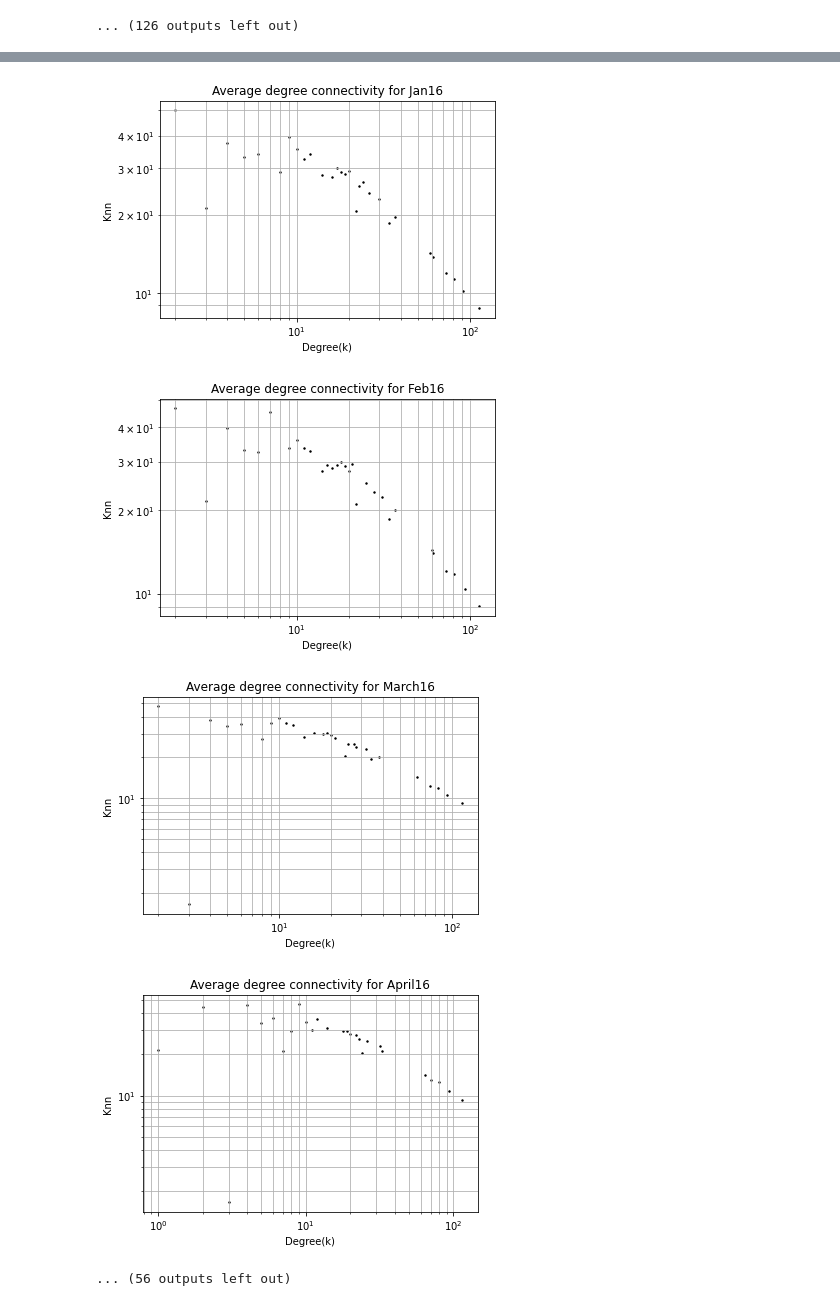
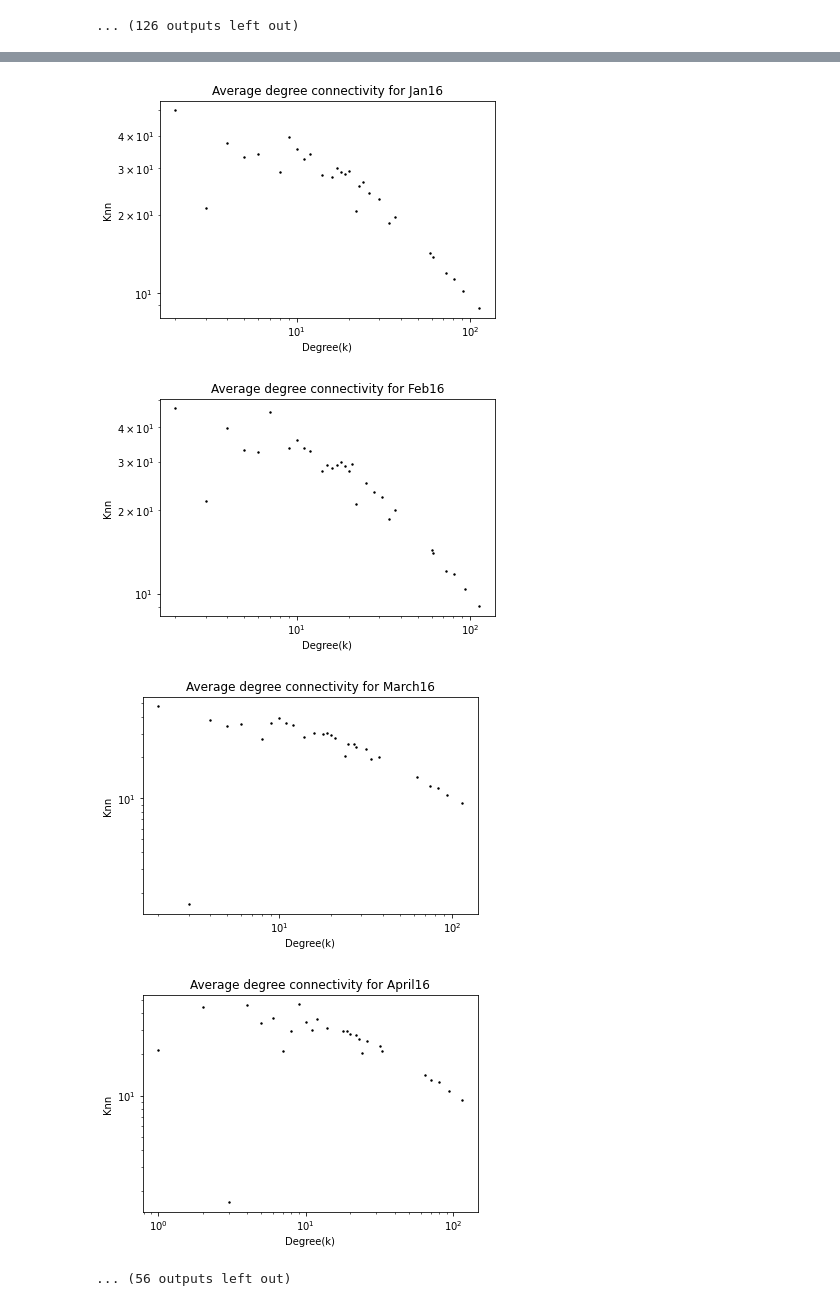
Before and after one commit to mbasil09/Analysis-of-Transport-Network, a Jupyter notebook: Script.ipynb, the cells around one changed output, grey strips where cells are left out. Saved outputs shown, nothing was run; the diff lists cells and outputs as text; code cells hidden in the pictures.

```diff
--- a/Script.ipynb
+++ b/Script.ipynb
@@ -334,9 +334,9 @@ April20
 Degree Distribution
 # %%
 avg_clust_coeff_list = []
-def haha(i):
-    print(lbls1[i])
-    G = graphs[i]
+def haha(gi):
+    print(lbls1[gi])
+    G = graphs[gi]
     degree_dict = dict(G.degree(G.nodes()))
     nx.set_node_attributes(G, degree_dict, 'degree')
 
@@ -345,10 +345,10 @@ def haha(i):
 
     plt.figure(figsize = (100, 10))
     plt.scatter([y[0] for y in sorted_degree], [y[1] for y in sorted_degree], color="black",  marker="o")
-    plt.title("Degree sequence for " + lbls1[i])
+    plt.title("Degree sequence for " + lbls1[gi])
     plt.xticks([i for i in range(len(sorted_degree))],labels =[x[0][:10] for x in sorted_degree] )
     plt.grid(True)
-    plt.savefig('Output_Files/matplotlib/Degree/ ' + lbls1[i])
+    plt.savefig('Output_Files/matplotlib/Degree/ ' + lbls1[gi])
 #     plt.show()
     plt.clf()
     plt.close("all")
@@ -363,9 +363,9 @@ def haha(i):
 
 
     plt.figure(figsize=(100, 10))
-    plt.title("Clustering plot for " + lbls1[i])
+    plt.title("Clustering plot for " + lbls1[gi])
     plt.scatter(sorted_clust_coefficients.keys(), sorted_clust_coefficients.values(), color="black",  marker="o")
-    plt.savefig('Output_Files/matplotlib/Clust_seq/ ' + lbls1[i])
+    plt.savefig('Output_Files/matplotlib/Clust_seq/ ' + lbls1[gi])
 #     plt.show()
     plt.clf()
     plt.close("all")
@@ -378,7 +378,7 @@ def haha(i):
 
 
     plt.figure(figsize = (100, 10))
-    plt.title("Degree distribution for " + lbls1[i])
+    plt.title("Degree distribution for " + lbls1[gi])
     plt.xlabel("Degree")
     plt.ylabel("Frequency")
     plt.grid(True)
@@ -389,7 +389,7 @@ def haha(i):
 #         plt.plot(key, degree_counter[key], color="red",  marker="o")
     plt.xticks([t for t in range(max(degree_counter.keys())+1)])
 #     plt.show()
-    plt.savefig('Output_Files/matplotlib/Degree_Dist/ ' + lbls1[i])
+    plt.savefig('Output_Files/matplotlib/Degree_Dist/ ' + lbls1[gi])
     plt.clf()
     plt.close("all")
     gc.collect()
@@ -400,15 +400,14 @@ def haha(i):
 #     print(cum_degree)
 
     plt.figure()
-    plt.title("Cumulative degree distribution for " + lbls1[i])
+    plt.title("Cumulative degree distribution for " + lbls1[gi])
     plt.xlabel("Degree(k)")
     plt.ylabel("P(>k)")
     plt.xscale("log")
     plt.yscale("log")
     plt.grid(True, which="both")
     plt.scatter(cum_degree.keys(), cum_degree.values(), color="black",  marker="o")
-#     plt.show()
-    plt.savefig('Output_Files/matplotlib/Cum_Degree_Dist/ ' + lbls1[i])
+    plt.savefig('Output_Files/matplotlib/Cum_Degree_Dist/ ' + lbls1[gi])
     plt.clf()
     plt.close("all")
     gc.collect()
@@ -417,7 +416,7 @@ def haha(i):
 
     plt.figure()
 #     TODO: increase figsize
-    plt.title("Clustering coeff vs Degree plot for " + lbls1[i])
+    plt.title("Clustering coeff vs Degree plot for " + lbls1[gi])
     plt.xlabel("Degree")
     plt.ylabel("Clustering coefficient")
     plt.xscale("log")
@@ -427,20 +426,18 @@ def haha(i):
     for city in clust_coefficients.keys():
         plt.plot(degree_dict[city], clust_coefficients[city], color="black",  marker="o", markersize=0.5)
 
-    plt.savefig('Output_Files/matplotlib/Ck_plots/ ' + lbls1[i])
-#     plt.show()
-
+    plt.savefig('Output_Files/matplotlib/Ck_plots/ ' + lbls1[gi])
     plt.clf()
     plt.close()
     gc.collect()
     plt.close('all')
 
-    print("Average clustering coefficient for", lbls1[i], "is", avg_clust_coeff)
+    print("Average clustering coefficient for", lbls1[gi], "is", avg_clust_coeff)
 
 
-for i in range(len(graphs)):
+for gi in range(len(graphs)):
     plt.ioff()
-    haha(i)
+    haha(gi)
     gc.collect()
 
 
@@ -587,7 +584,6 @@ for i in range(len(graphs)):
     plt.ylabel("Knn")
     plt.xscale("log")
     plt.yscale("log")
-    plt.grid(True, which="both")
     k_knn = nx.k_nearest_neighbors(G)
     plt.scatter(k_knn.keys(), k_knn.values(), color="black",  marker="o", s=2)
 #     plt.xticks([t for t in range(max(k_knn.keys())+1)])
@@ -608,5 +604,5 @@ for i in range(len(graphs)):
-[figure, old version]
+[figure, new version]
-[figure, old version]
+[figure, new version]
-[figure, old version]
+[figure, new version]
-[figure, old version]
+[figure, new version]
 ... (56 outputs left out)
```
Also changed, not shown: parts of 4 cells of this notebook.
